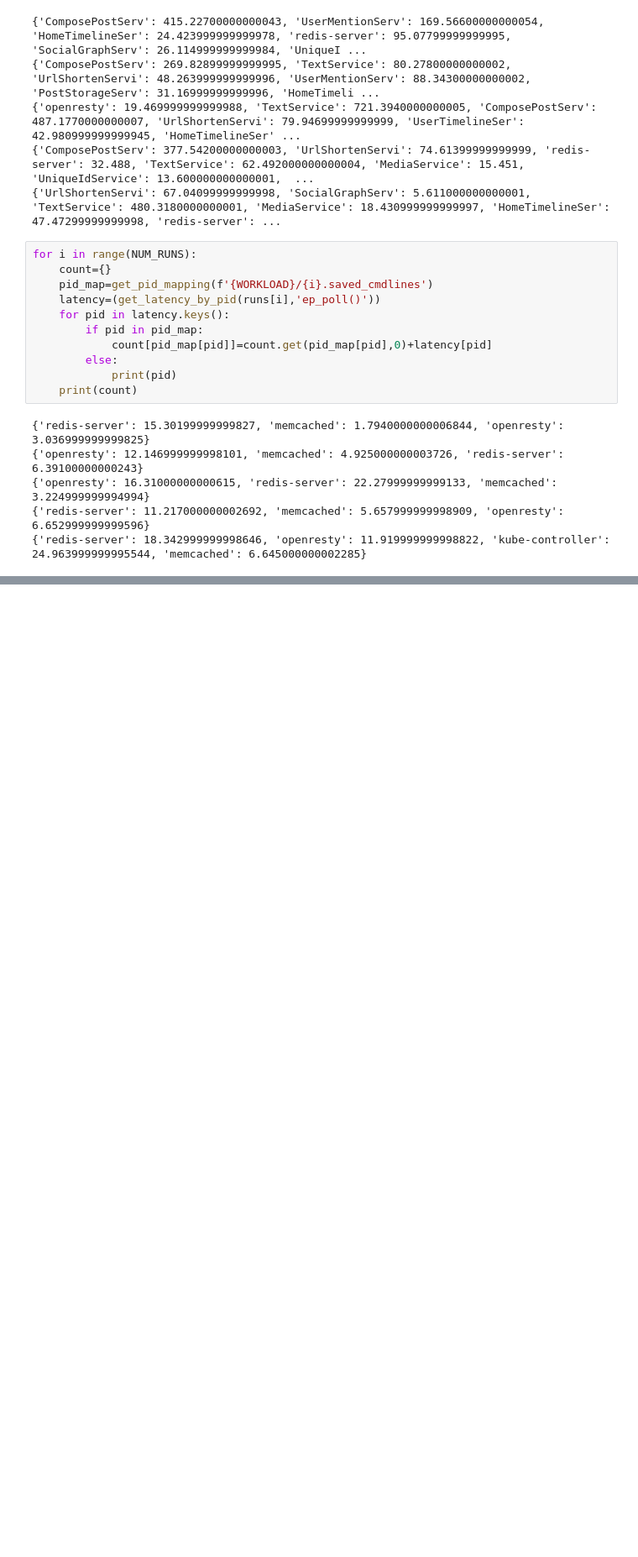
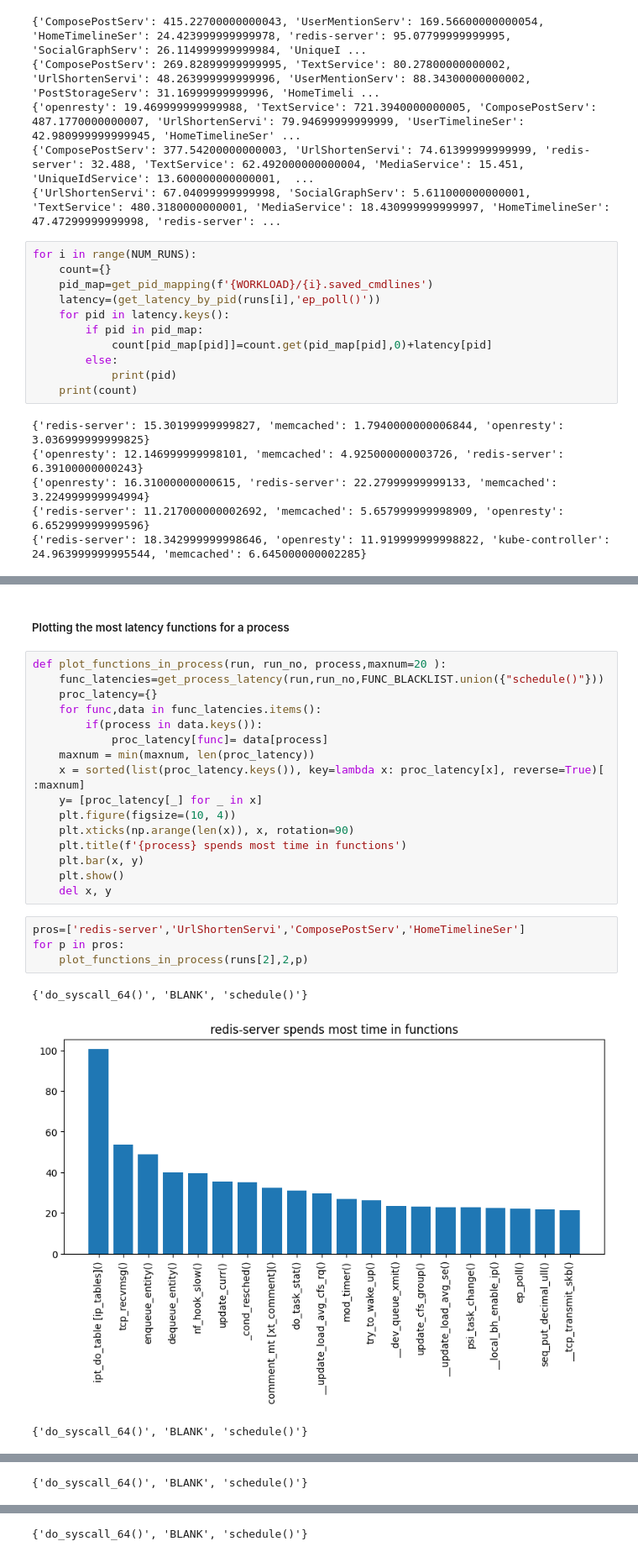
Before and after one commit to SuvigyaJain1/DeathStarBench, a Jupyter notebook: ftrace/scripts/consolidate_runs_01.ipynb, the cells around one changed output, grey strips where cells are left out. Shown at 84% size. Cells and saved outputs as stored; diff of their text form; blank space fills up the shorter version.

```diff
--- a/ftrace/scripts/consolidate_runs_01.ipynb
+++ b/ftrace/scripts/consolidate_runs_01.ipynb
@@ -560,0 +632,26 @@ for i in range(NUM_RUNS):
+# %% [markdown]
+##### Plotting the most latency functions for a process
+# %%
+def plot_functions_in_process(run, run_no, process,maxnum=20 ):
+    func_latencies=get_process_latency(run,run_no,FUNC_BLACKLIST.union({"schedule()"}))
+    proc_latency={}
+    for func,data in func_latencies.items():
+        if(process in data.keys()):
+            proc_latency[func]= data[process]
+    maxnum = min(maxnum, len(proc_latency))
+    x = sorted(list(proc_latency.keys()), key=lambda x: proc_latency[x], reverse=True)[ :maxnum]
+    y= [proc_latency[_] for _ in x]
+    plt.figure(figsize=(10, 4))
+    plt.xticks(np.arange(len(x)), x, rotation=90)
+    plt.title(f'{process} spends most time in functions')
+    plt.bar(x, y)
+    plt.show()
+    del x, y
+# %%
+pros=['redis-server','UrlShortenServi','ComposePostServ','HomeTimelineSer']
+for p in pros:
+    plot_functions_in_process(runs[2],2,p)
+# %% [output]
+{'do_syscall_64()', 'BLANK', 'schedule()'}
+[figure, added]
+{'do_syscall_64()', 'BLANK', 'schedule()'}
@@ -560,0 +659 @@ for i in range(NUM_RUNS):
+{'do_syscall_64()', 'BLANK', 'schedule()'}
@@ -560,0 +661 @@ for i in range(NUM_RUNS):
+{'do_syscall_64()', 'BLANK', 'schedule()'}
```
Also changed, not shown: parts of 18 cells of this notebook, 4 other files.
